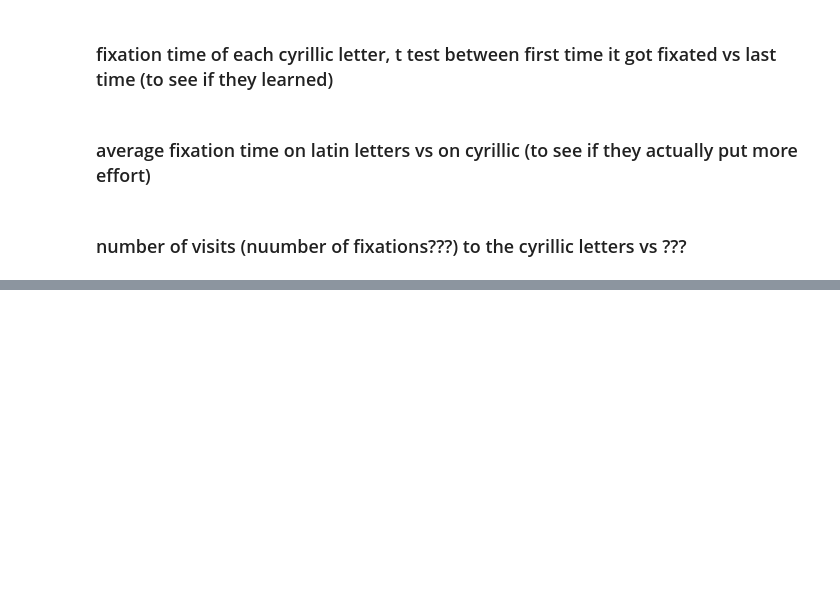
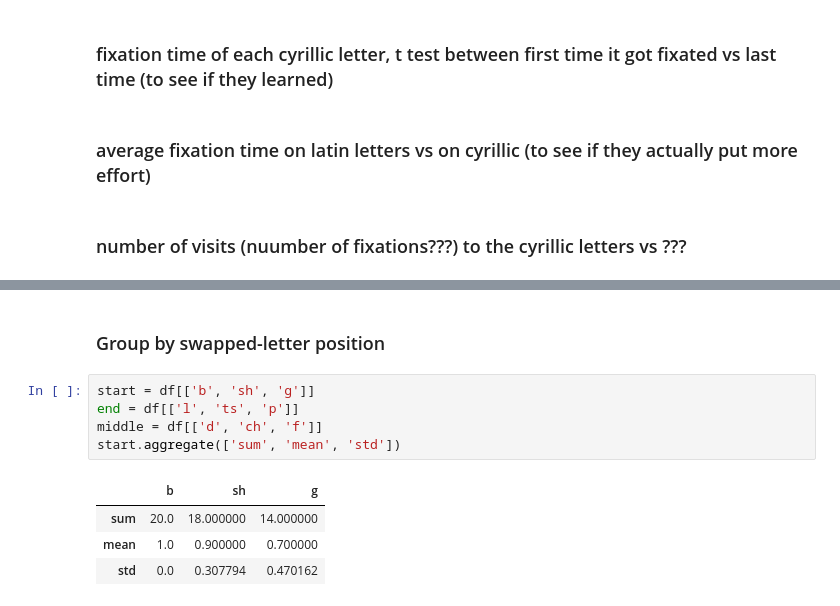
Before and after one commit to bragg13/ccs3, a Jupyter notebook: analysis.ipynb, the cells around one changed output, grey strips where cells are left out. Drawn from its saved outputs; the diff is of its cells as text; blank space fills up the shorter version.

```diff
--- a/analysis.ipynb
+++ b/analysis.ipynb
@@ -63,0 +190,12 @@ jarl[jarl['Media']==all1]
+# %% [markdown]
+### Group by swapped-letter position
+# %%
+start = df[['b', 'sh', 'g']]
+end = df[['l', 'ts', 'p']]
+middle = df[['d', 'ch', 'f']]
+start.aggregate(['sum', 'mean', 'std'])
+# %% [output]
+|  | b | sh | g |
+| sum | 20.0 | 18.000000 | 14.000000 |
+| mean | 1.0 | 0.900000 | 0.700000 |
+| std | 0.0 | 0.307794 | 0.470162 |
```
Also changed, not shown: parts of 20 cells of this notebook, 3 other files.
